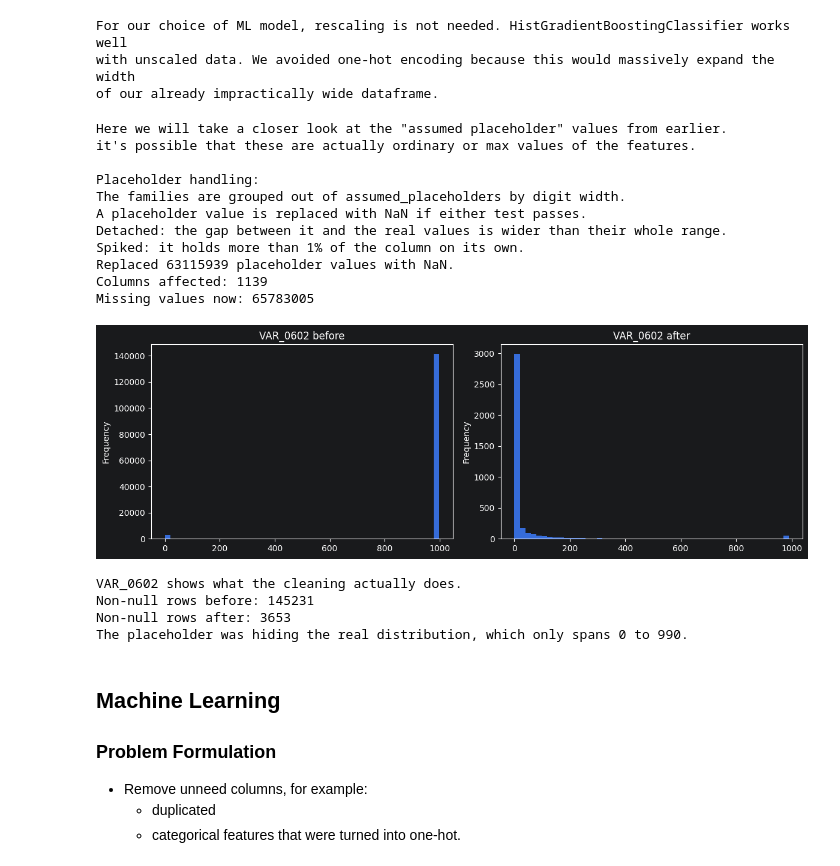
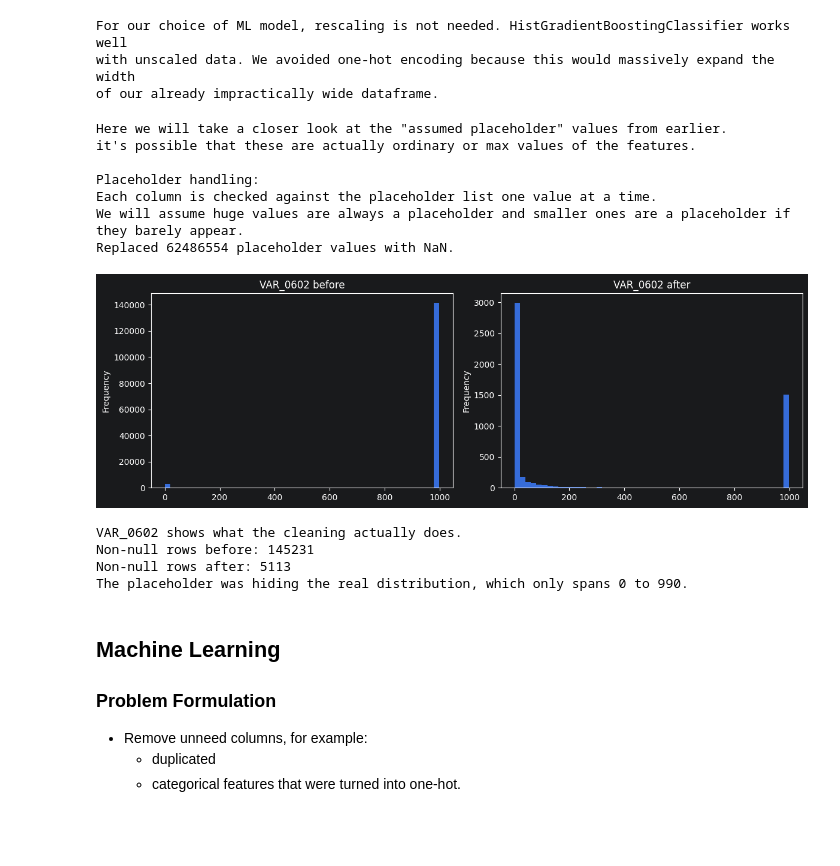
Before and after one commit to radtothebone/data-science-3402, a Jupyter notebook: Final Project/Final_Project.ipynb, the cells around one changed output. Saved outputs shown, nothing was run; the diff lists cells and outputs as text; code cells hidden in the pictures; blank space fills up the shorter version.

```diff
--- a/Final Project/Final_Project.ipynb
+++ b/Final Project/Final_Project.ipynb
@@ -377,90 +362,69 @@ of our already impractically wide dataframe.
 print('Here we will take a closer look at the "assumed placeholder" values from earlier.')
 print("it's possible that these are actually ordinary or max values of the features.\n")
 
-placeholder_families = {}
+# Nothing here is really measured in the hundreds of millions, so these are fake whereverthey show up.
+always_placeholders = [999999996, 999999997, 999999998, 999999999]
 
-for value in assumed_placeholders:
-    width = len(str(abs(value)))
-    if width not in placeholder_families:
-        placeholder_families[width] = []
-    placeholder_families[width].append(value)
+# Smaller placeholders like 98 or 999 could potentially be real values, so they'll only count as a placeholder when they takes up a tiny share of the column.
+spike_threshold = 0.01
 
-spike_threshold = 0.01
 example_col = 'VAR_0602'
 before_values = df_clean[example_col].copy()
 
 numeric_col = df_clean.select_dtypes(include=[np.number]).columns.drop(['ID', 'target'])
 
 replaced_cells = 0
 replaced_columns = []
 
 for col in numeric_col:
-    for family in placeholder_families.values():
-        values = df_clean[col]
-        is_code = values.isin(family)
-        if is_code.sum() == 0:
-            continue
+    values = df_clean[col]
+    replaced_here = 0
 
-        rest = values[~is_code].dropna()
-        if len(rest) == 0:
-            detached = True
-            spiked = True
+    for placeholder in assumed_placeholders:
+        count = (values == placeholder).sum()
+        share = count / len(values)
+
+        if placeholder in always_placeholders:
+            blank_it = count > 0
         else:
-            codes = values[is_code]
-            gap_above = codes.min() - rest.max()
-            gap_below = rest.min() - codes.max()
-            gap = max(gap_above, gap_below)
-            span = rest.max() - rest.min()
-            detached = gap > span
-            spiked = is_code.mean() > spike_threshold
-        if detached or spiked:
-            df_clean[col] = values.mask(is_code)
-            replaced_cells += is_code.sum()
-            replaced_columns.append(col)
+            blank_it = share > spike_threshold
+
+        if blank_it:
+            values = values.replace(placeholder, np.nan)
+            replaced_here += count
+
+    if replaced_here > 0:
+        df_clean[col] = values
+        replaced_cells += replaced_here
+        replaced_columns.append(col)
 
 print('Placeholder handling:')
-print('The families are grouped out of assumed_placeholders by digit width.')
-print('A placeholder value is replaced with NaN if either test passes.')
-print('Detached: the gap between it and the real values is wider than their whole range.')
-print(f'Spiked: it holds more than {spike_threshold:.0%} of the column on its own.')
+print('Each column is checked against the placeholder list one value at a time.')
+print('We will assume huge values are always a placeholder and smaller ones are a placeholder if they barely appear.')
 print(f'Replaced {replaced_cells} placeholder values with NaN.')
-print(f'Columns affected: {len(set(replaced_columns))}')
-print(f'Missing values now: {df_clean[numeric_col].isna().sum().sum()}')
 
 fig, axes = plt.subplots(1, 2, figsize=(12, 4))
 
 before_values.plot.hist(bins=50, ax=axes[0])
 axes[0].set_title(f'{example_col} before')
 
 df_clean[example_col].plot.hist(bins=50, ax=axes[1])
 axes[1].set_title(f'{example_col} after')
 
 plt.tight_layout()
 plt.show()
-
-print(f'{example_col} shows what the cleaning actually does.')
-print(f'Non-null rows before: {before_values.notna().sum()}')
-print(f'Non-null rows after: {df_clean[example_col].notna().sum()}')
-print('The placeholder was hiding the real distribution, which only spans 0 to 990.')
-
-X = df_clean.drop(columns=['ID', 'target'])
-y = df_clean['target']
 # %% [output]
 Here we will take a closer look at the "assumed placeholder" values from earlier.
 it's possible that these are actually ordinary or max values of the features.
 
 Placeholder handling:
-The families are grouped out of assumed_placeholders by digit width.
-A placeholder value is replaced with NaN if either test passes.
-Detached: the gap between it and the real values is wider than their whole range.
-Spiked: it holds more than 1% of the column on its own.
-Replaced 63115939 placeholder values with NaN.
-Columns affected: 1139
-Missing values now: 65783005
+Each column is checked against the placeholder list one value at a time.
+We will assume huge values are always a placeholder and smaller ones are a placeholder if they barely appear.
+Replaced 62486554 placeholder values with NaN.
-[figure, old version]
+[figure, new version]
 VAR_0602 shows what the cleaning actually does.
 Non-null rows before: 145231
-Non-null rows after: 3653
+Non-null rows after: 5113
 The placeholder was hiding the real distribution, which only spans 0 to 990.
 # %% [markdown]
 ## Machine Learning
```
Also changed, not shown: parts of 7 cells of this notebook.
